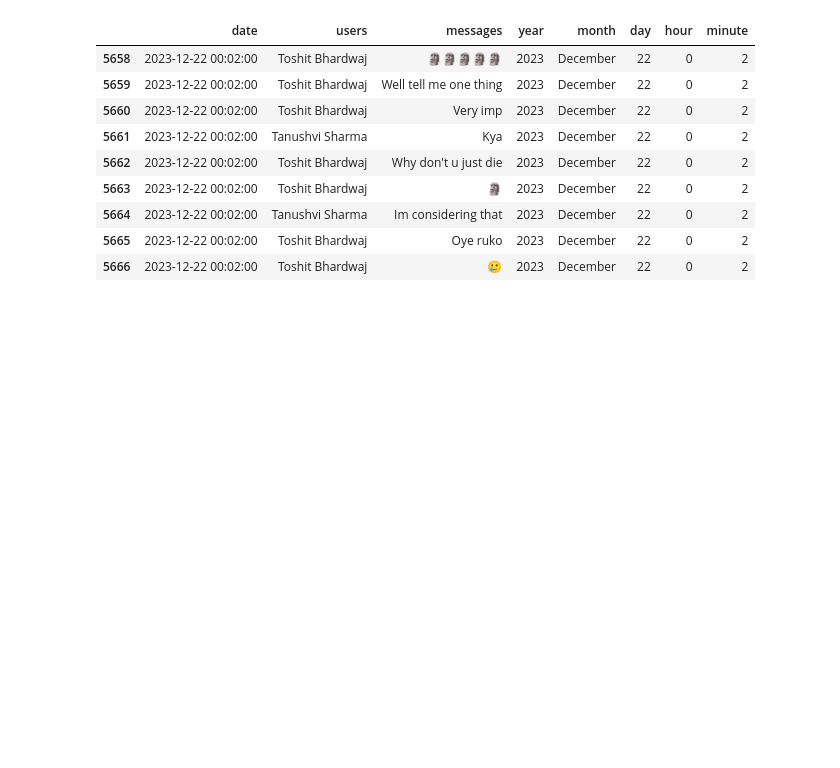
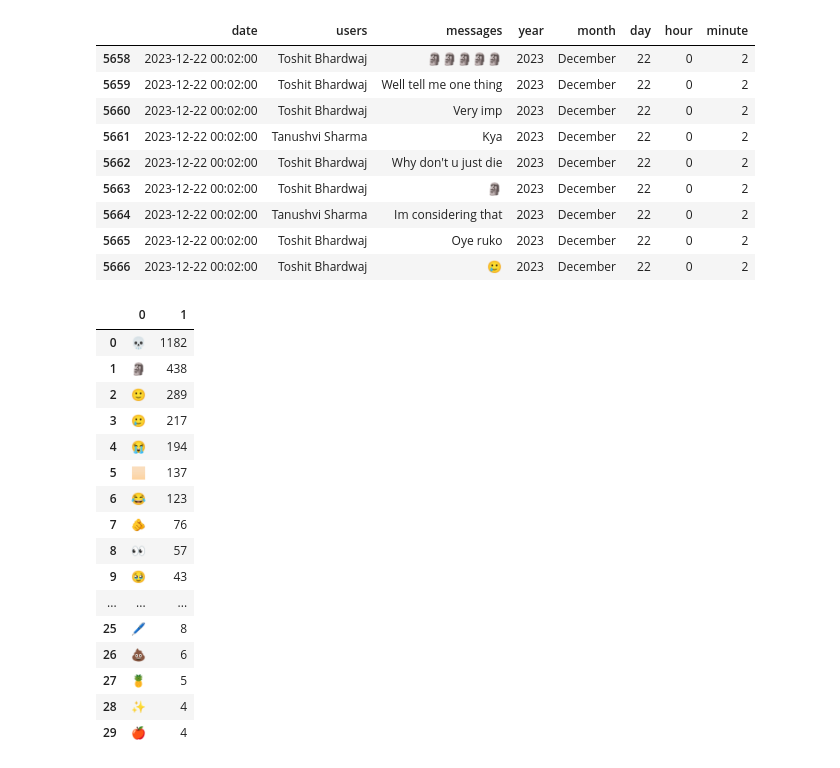
Before and after one commit to bannu82/Whatsapp-Chat-Analyser, a Jupyter notebook: Wsp_Chat_Analyzer.ipynb, the cells around one changed output. Saved outputs shown, nothing was run; the diff lists cells and outputs as text; code cells hidden in the pictures; blank space fills up the shorter version.

```diff
--- a/Wsp_Chat_Analyzer.ipynb
+++ b/Wsp_Chat_Analyzer.ipynb
@@ -268,0 +277,22 @@ get_timed_msg('date' , '2023-12-22 00:02:00')
+# %%
+emoji_df = pd.DataFrame(Counter(emojis).most_common(len(Counter(emojis))))
+# %%
+emoji_df.head(30)
+# %% [output]
+|  | 0 | 1 |
+| 0 | 💀 | 1182 |
+| 1 | 🗿 | 438 |
+| 2 | 🙂 | 289 |
+| 3 | 🥲 | 217 |
+| 4 | 😭 | 194 |
+| 5 | 🏻 | 137 |
+| 6 | 😂 | 123 |
+| 7 | 🫵 | 76 |
+| 8 | 👀 | 57 |
+| 9 | 🥹 | 43 |
+| ... | ... | ... |
+| 25 | 🖊 | 8 |
+| 26 | 💩 | 6 |
+| 27 | 🍍 | 5 |
+| 28 | ✨ | 4 |
+| 29 | 🍎 | 4 |
```
Also changed, not shown: parts of 5 cells of this notebook, 4 other files.
